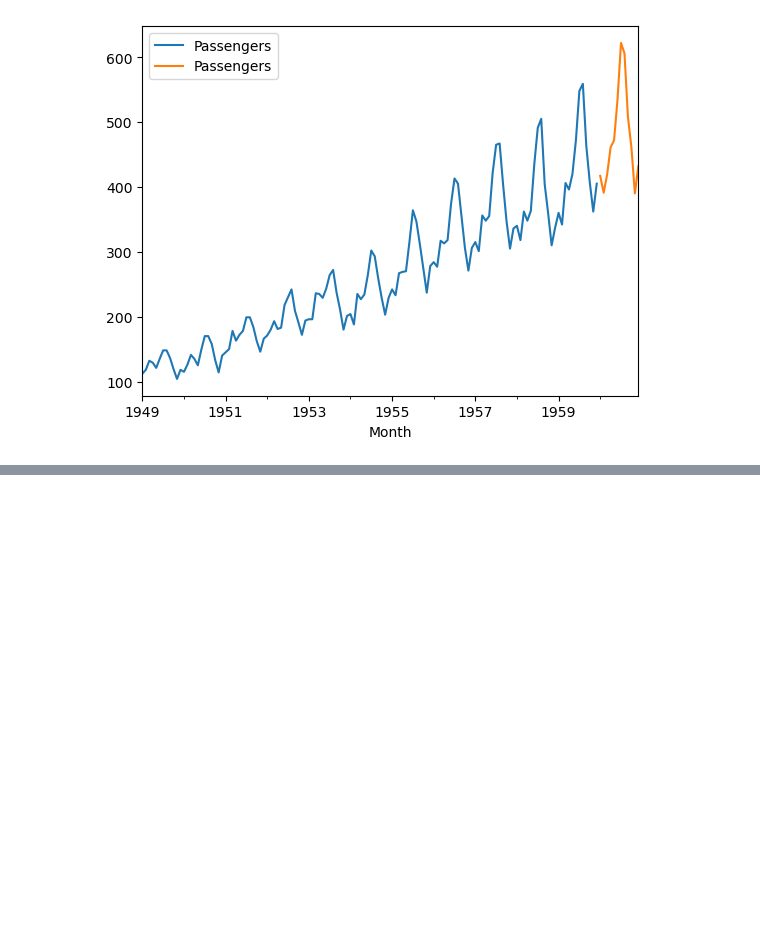
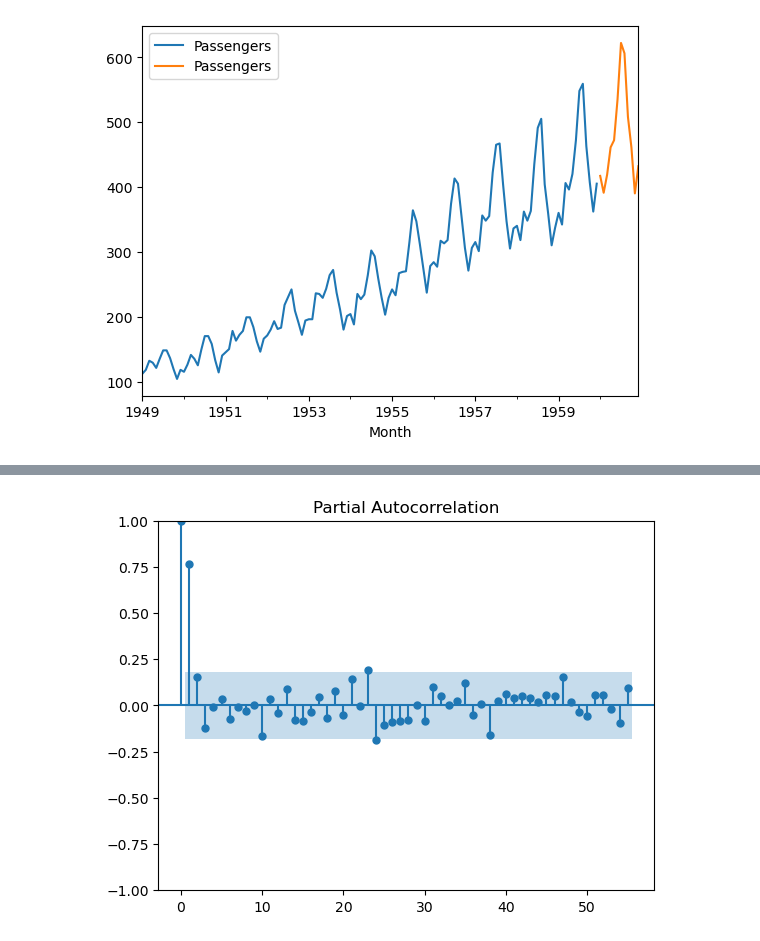
Before and after one commit to dparedes616/Series-de-Tiempo, a Jupyter notebook: ARIMA.ipynb, the cells around one changed output, grey strips where cells are left out. Cells and saved outputs as stored; diff of their text form; code cells hidden in the pictures; blank space fills up the shorter version.

```diff
--- a/ARIMA.ipynb
+++ b/ARIMA.ipynb
@@ -490,0 +527,4 @@ plt.show()
+# %%
+pacf=plot_pacf(train["Diferencia Estacionalidad"].dropna(), lags=55)
+# %% [output]
+[figure, added]
```
Also changed, not shown: parts of 45 cells of this notebook.
